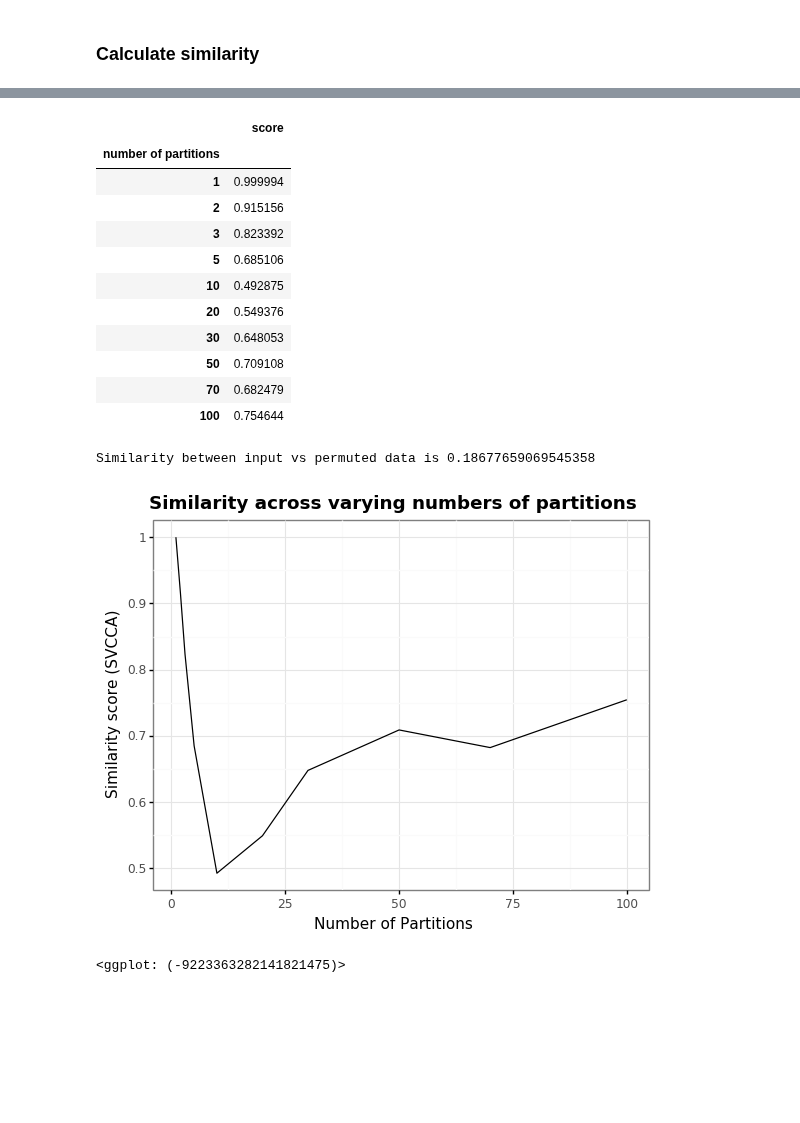
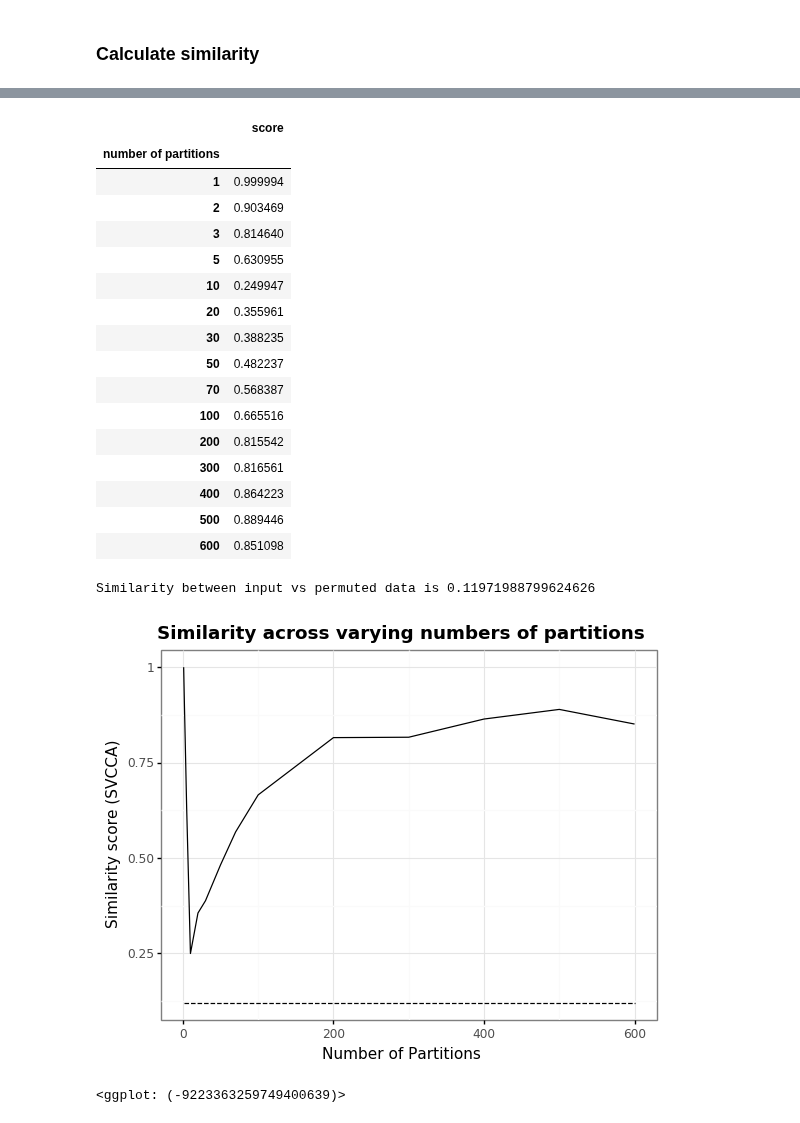
Before and after one commit to greenelab/simulate-expression-compendia, a Jupyter notebook: scripts/analysis_1/2_generate_data.ipynb, the cells around one changed output, grey strips where cells are left out. Saved outputs shown, nothing was run; the diff lists cells and outputs as text; code cells hidden in the pictures; blank space fills up the shorter version.

Commit message:
update nb to plot in black and white bckgrd

```diff
--- a/scripts/analysis_1/2_generate_data.ipynb
+++ b/scripts/analysis_1/2_generate_data.ipynb
@@ -48,8 +50,8 @@ Using TensorFlow backend.
 # User parameters
 NN_architecture = 'NN_2500_30'
 analysis_name = 'analysis_1'
-num_simulated_experiments = 100
-lst_num_partitions = [1,2,3,5,10,20,30,50,70,100]
+num_simulated_experiments = 600
+lst_num_partitions = [1,2,3,5,10,20,30,50,70,100,200,300,400,500,600]
 use_pca = True
 num_PCs = 10
 # %%
@@ -236,38 +276,44 @@ similarity_score_df
 |  | score |
 | number of partitions |  |
 | 1 | 0.999994 |
-| 2 | 0.915156 |
-| 3 | 0.823392 |
-| 5 | 0.685106 |
-| 10 | 0.492875 |
-| 20 | 0.549376 |
-| 30 | 0.648053 |
-| 50 | 0.709108 |
-| 70 | 0.682479 |
-| 100 | 0.754644 |
+| 2 | 0.903469 |
+| 3 | 0.814640 |
+| 5 | 0.630955 |
+| 10 | 0.249947 |
+| 20 | 0.355961 |
+| 30 | 0.388235 |
+| 50 | 0.482237 |
+| 70 | 0.568387 |
+| 100 | 0.665516 |
+| 200 | 0.815542 |
+| 300 | 0.816561 |
+| 400 | 0.864223 |
+| 500 | 0.889446 |
+| 600 | 0.851098 |
 # %%
 print("Similarity between input vs permuted data is {}".format(permuted_score))
 # %% [output]
-Similarity between input vs permuted data is 0.18677659069545358
+Similarity between input vs permuted data is 0.11971988799624626
 # %%
 # Plot
 threshold = pd.DataFrame(
     pd.np.tile(
         permuted_score,
         (len(lst_num_partitions), 1)),
     index=lst_num_partitions,
     columns=['score'])
 
 g = ggplot(similarity_score_df, aes(x=lst_num_partitions, y='score')) \
     + geom_line() \
+    + geom_line(aes(x=lst_num_partitions, y='score'), threshold, linetype='dashed') \
     + labs(x = "Number of Partitions",
            y = "Similarity score (SVCCA)",
            title = "Similarity across varying numbers of partitions") \
     + theme_bw() \
     + theme(plot_title=element_text(weight='bold'))
 
 print(g)
 ggsave(plot=g, filename=svcca_file, dpi=300)
 # %% [output]
-[figure, old version]
+[figure, new version]
-<ggplot: (-9223363282141821475)>
+<ggplot: (-9223363259749400639)>
```
Also changed, not shown: parts of 10 cells of this notebook, 5 other files.
